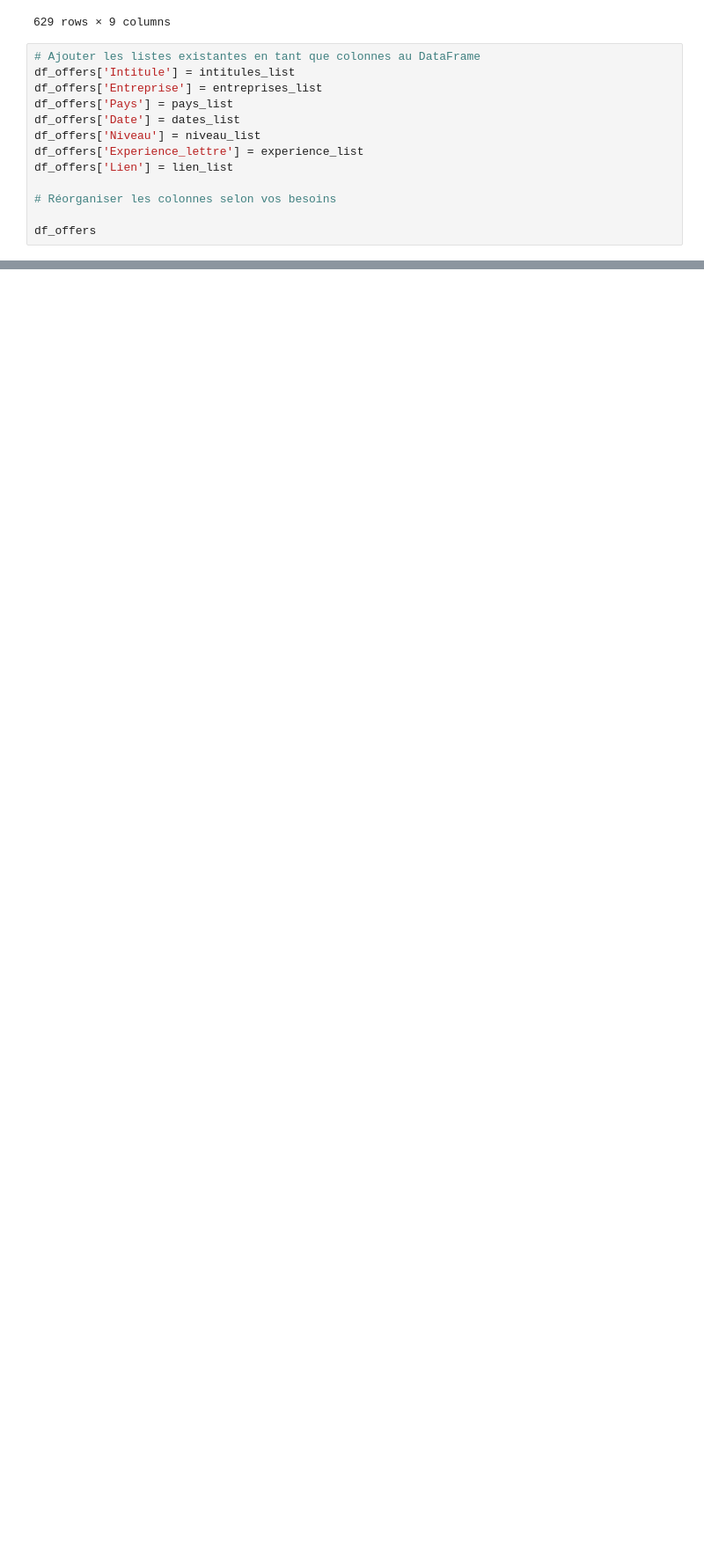
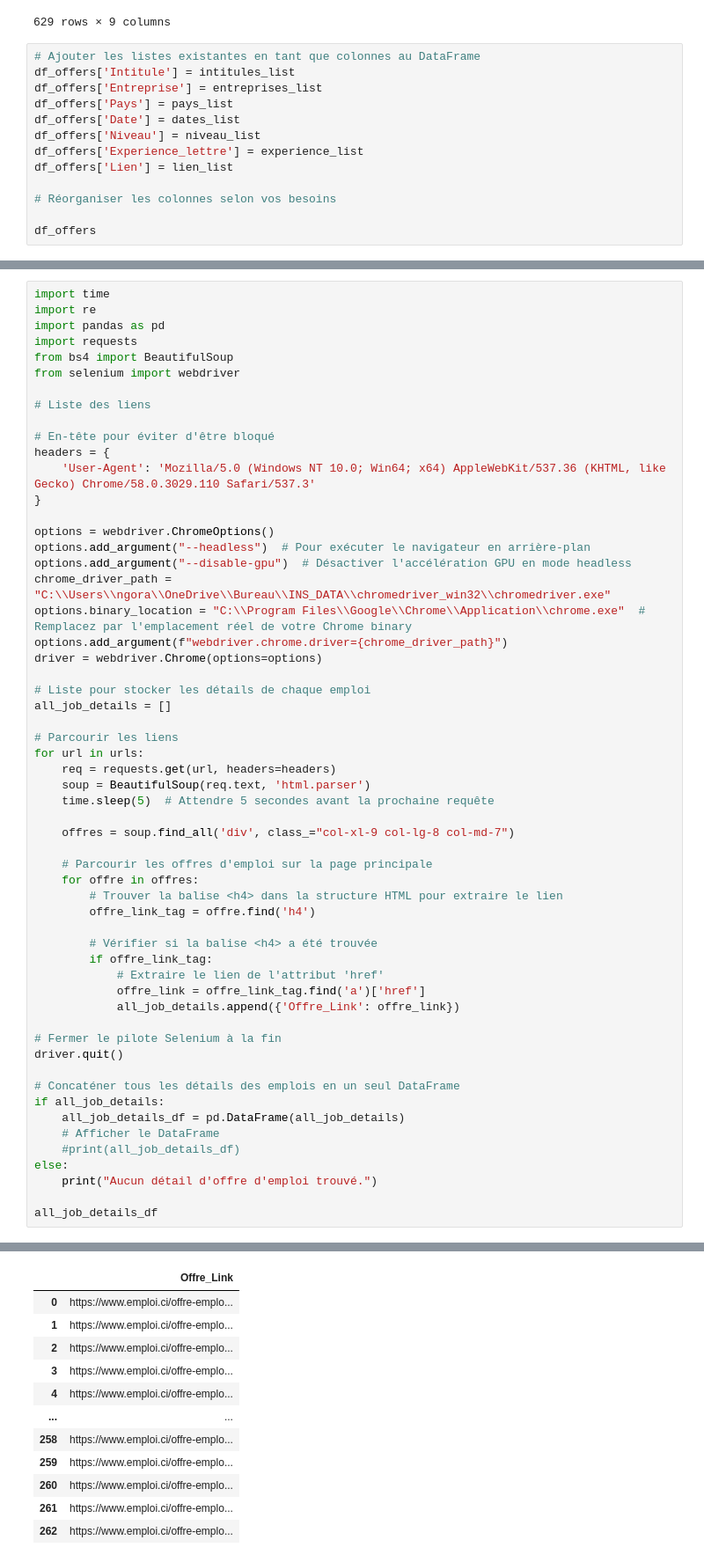
Before and after one commit to cae-ins/Webscraping_Offre_Emploi, a Jupyter notebook: notebooks/Novojon_Educarriere.ipynb, the cells around one changed output, grey strips where cells are left out. Shown: that part at 88% size. Drawn from its saved outputs; the diff is of its cells as text; blank space fills up the shorter version.

Commit message:
Votre message de commit ici

```diff
--- a/notebooks/Novojon_Educarriere.ipynb
+++ b/notebooks/Novojon_Educarriere.ipynb
@@ -1093,0 +1616,58 @@ df_E
+# %%
+import time
+import re
+import pandas as pd
+import requests
+from bs4 import BeautifulSoup
+from selenium import webdriver
+
+# Liste des liens
+
+# En-tête pour éviter d'être bloqué
+headers = {
+    'User-Agent': 'Mozilla/5.0 (Windows NT 10.0; Win64; x64) AppleWebKit/537.36 (KHTML, like Gecko) Chrome/58.0.3029.110 Safari/537.3'
+}
+
+options = webdriver.ChromeOptions()
+options.add_argument("--headless")  # Pour exécuter le navigateur en arrière-plan
+options.add_argument("--disable-gpu")  # Désactiver l'accélération GPU en mode headless
+chrome_driver_path = "C:\\Users\\ngora\\OneDrive\\Bureau\\INS_DATA\\chromedriver_win32\\chromedriver.exe"
+options.binary_location = "C:\\Program Files\\Google\\Chrome\\Application\\chrome.exe"  # Remplacez par l'emplacement réel de votre Chrome binary
+options.add_argument(f"webdriver.chrome.driver={chrome_driver_path}")
+driver = webdriver.Chrome(options=options)
+
+# Liste pour stocker les détails de chaque emploi
+all_job_details = []
+
+# Parcourir les liens
+for url in urls:
+    req = requests.get(url, headers=headers)
+    soup = BeautifulSoup(req.text, 'html.parser')
+    time.sleep(5)  # Attendre 5 secondes avant la prochaine requête
+
+    offres = soup.find_all('div', class_="col-xl-9 col-lg-8 col-md-7")
+
+    # Parcourir les offres d'emploi sur la page principale
+    for offre in offres:
+        # Trouver la balise <h4> dans la structure HTML pour extraire le lien
+        offre_link_tag = offre.find('h4')
+
+        # Vérifier si la balise <h4> a été trouvée
+        if offre_link_tag:
+            # Extraire le lien de l'attribut 'href'
+            offre_link = offre_link_tag.find('a')['href']
+            all_job_details.append({'Offre_Link': offre_link})
+
+# Fermer le pilote Selenium à la fin
+driver.quit()
+
+# Concaténer tous les détails des emplois en un seul DataFrame
+if all_job_details:
+    all_job_details_df = pd.DataFrame(all_job_details)
+    # Afficher le DataFrame
+    #print(all_job_details_df)
+else:
+    print("Aucun détail d'offre d'emploi trouvé.")
+
+all_job_details_df
+# %% [output]
@@ -1093,0 +1675,12 @@ df_E
+|  | Offre_Link |
+| 0 | https://www.emploi.ci/offre-emplo... |
+| 1 | https://www.emploi.ci/offre-emplo... |
+| 2 | https://www.emploi.ci/offre-emplo... |
+| 3 | https://www.emploi.ci/offre-emplo... |
+| 4 | https://www.emploi.ci/offre-emplo... |
+| ... | ... |
+| 258 | https://www.emploi.ci/offre-emplo... |
+| 259 | https://www.emploi.ci/offre-emplo... |
+| 260 | https://www.emploi.ci/offre-emplo... |
+| 261 | https://www.emploi.ci/offre-emplo... |
+| 262 | https://www.emploi.ci/offre-emplo... |
```
Also changed, not shown: parts of 59 cells of this notebook.
